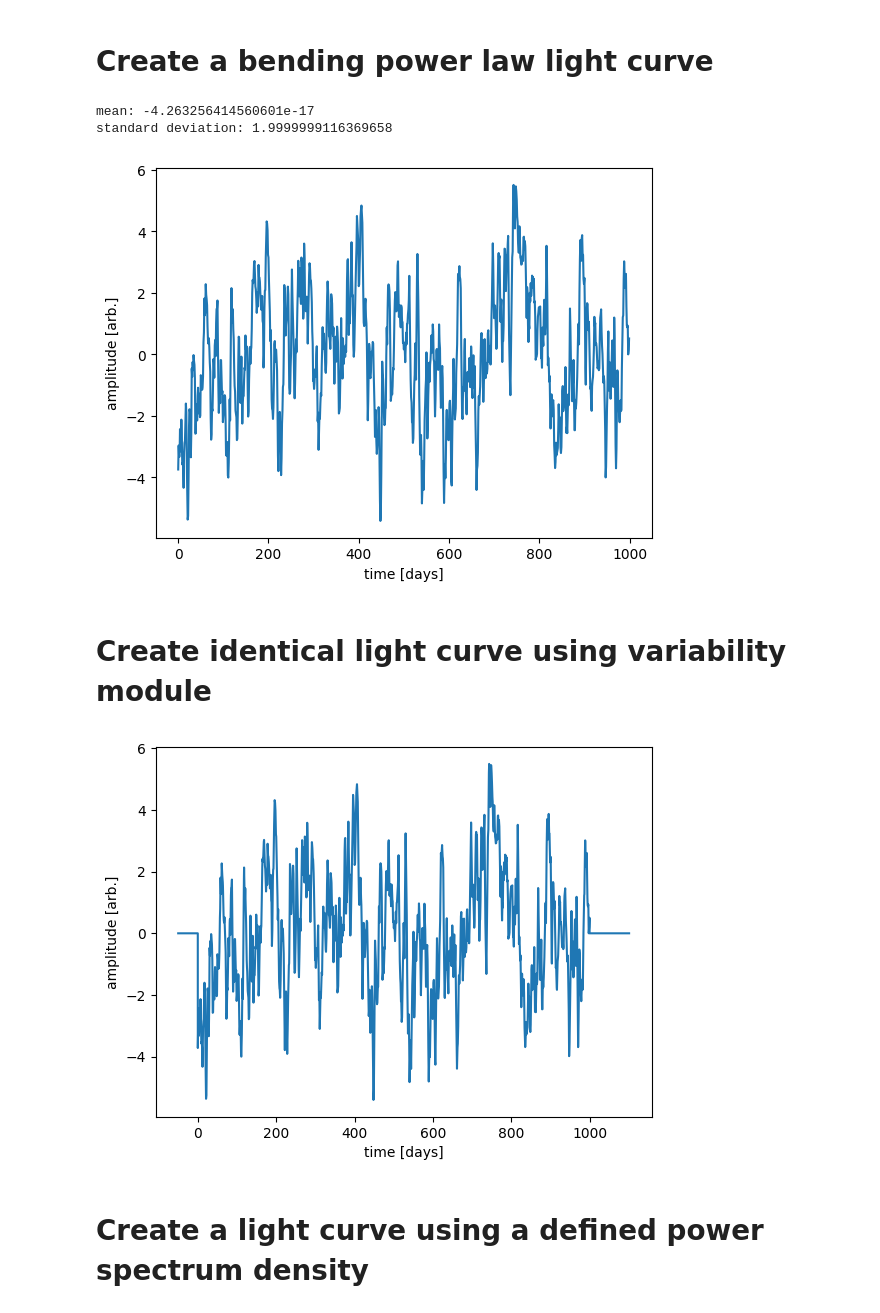
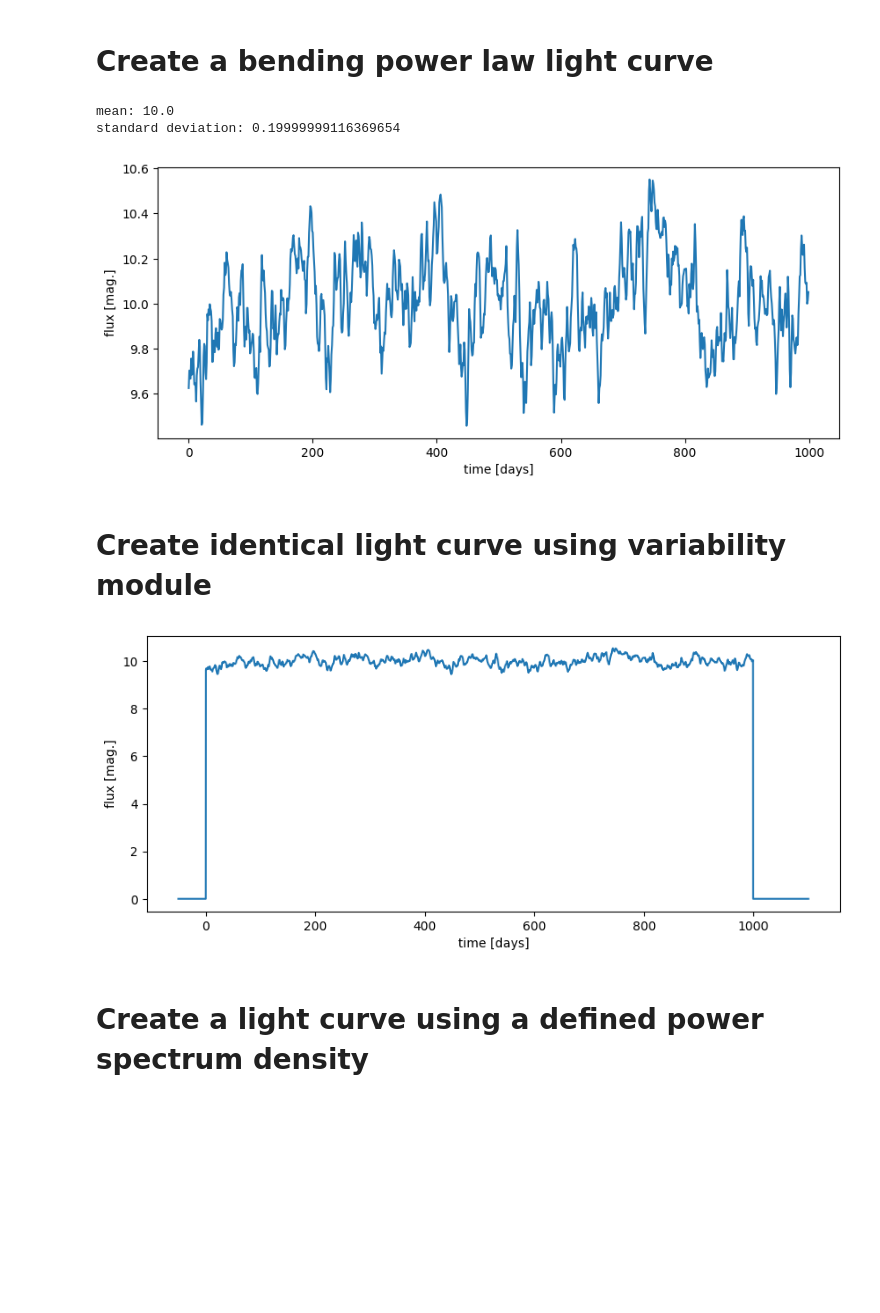
Before and after one commit to LSST-strong-lensing/slsim, a Jupyter notebook: notebooks/agn_intrinsic_variability_tutorial.ipynb, the cells around one changed output. Drawn from its saved outputs; the diff is of its cells as text; code cells hidden in the pictures; blank space fills up the shorter version.

Commit message:
Making default variability in magnitude units. Changed some variable names to be more consistent with this. Adjusted tests. Editted jupyter notebook to reflect changes.

```diff
--- a/notebooks/agn_intrinsic_variability_tutorial.ipynb
+++ b/notebooks/agn_intrinsic_variability_tutorial.ipynb
@@ -13,8 +13,8 @@ warnings.filterwarnings(action="ignore");
 # define light curve parameters
 length_of_light_curve = 1000  # Days
 dt = 1  # Days
-mean_amplitude = 0  # Arbitrary
-standard_deviation = 2  # Arbitrary
+mean_magnitude = 10  # magnitude
+standard_deviation = 0.2
 random_seed = 14  # I am defining a random seed so the light curve is consistent through all realizations
 
 # define bending power law parameters
@@ -28,8 +28,8 @@ bpl_kwarg_dict = {
     "log_breakpoint_frequency": log_breakpoint_frequency,
     "low_frequency_slope": low_frequency_index,
     "high_frequency_slope": high_frequency_index,
-    "new_mean_amplitude": mean_amplitude,
-    "new_standard_deviation": standard_deviation,
+    "mean_magnitude": mean_magnitude,
+    "standard_deviation": standard_deviation,
     "seed": random_seed,
 }
 
@@ -39,16 +39,16 @@ time_stamps, light_curve = astro_util.generate_signal_from_bending_power_law(
 # %%
 print("mean: " + str(light_curve.mean()))
 print("standard deviation: " + str(light_curve.std()))
 
-fig, ax = plt.subplots()
+fig, ax = plt.subplots(figsize=(10, 4))
 ax.plot(time_stamps, light_curve)
 ax.set_xlabel("time [days]")
-ax.set_ylabel("amplitude [arb.]")
+ax.set_ylabel("flux [mag.]")
 plt.show()
 # %% [output]
-mean: -4.263256414560601e-17
-standard deviation: 1.9999999116369658
+mean: 10.0
+standard deviation: 0.19999999116369654
-[figure, old version]
+[figure, new version]
 # %% [markdown]
 # Create identical light curve using variability module
 # %%
@@ -60,13 +60,13 @@ some_time_stamps = np.linspace(-50, 1100, 20000)
 interpolated_light_curve = variable_light_curve.variability_at_time(some_time_stamps)
 # interpolation to timestamps outside defined light curve default to 0
 
-fig, ax = plt.subplots()
+fig, ax = plt.subplots(figsize=(10, 4))
 ax.plot(some_time_stamps, interpolated_light_curve)
 ax.set_xlabel("time [days]")
-ax.set_ylabel("amplitude [arb.]")
+ax.set_ylabel("flux [mag.]")
 plt.show()
 # %% [output]
-[figure, old version]
+[figure, new version]
 # %% [markdown]
 # Create a light curve using a defined power spectrum density
 # %%
```
Also changed, not shown: parts of 13 cells of this notebook, 5 other files.
